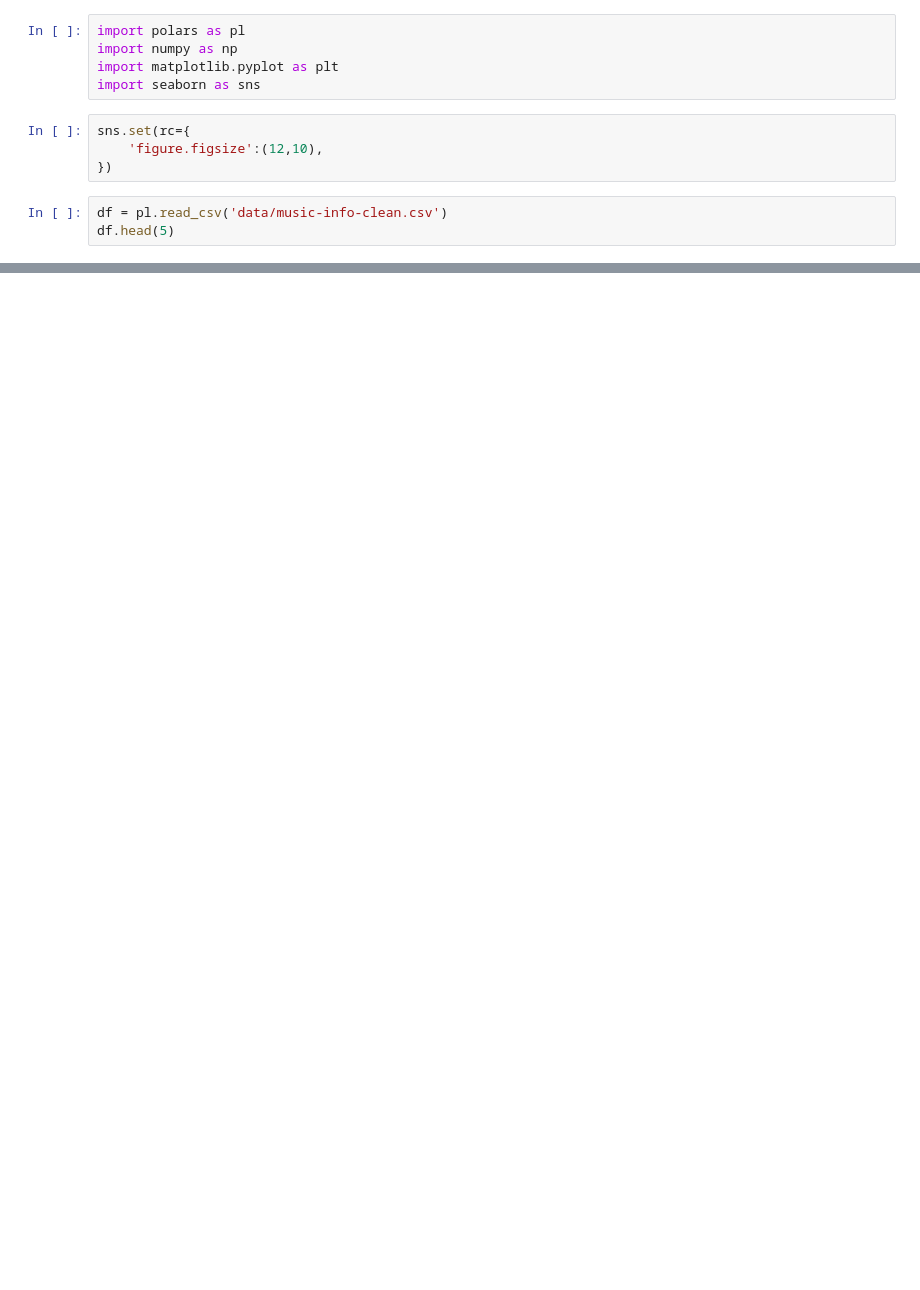
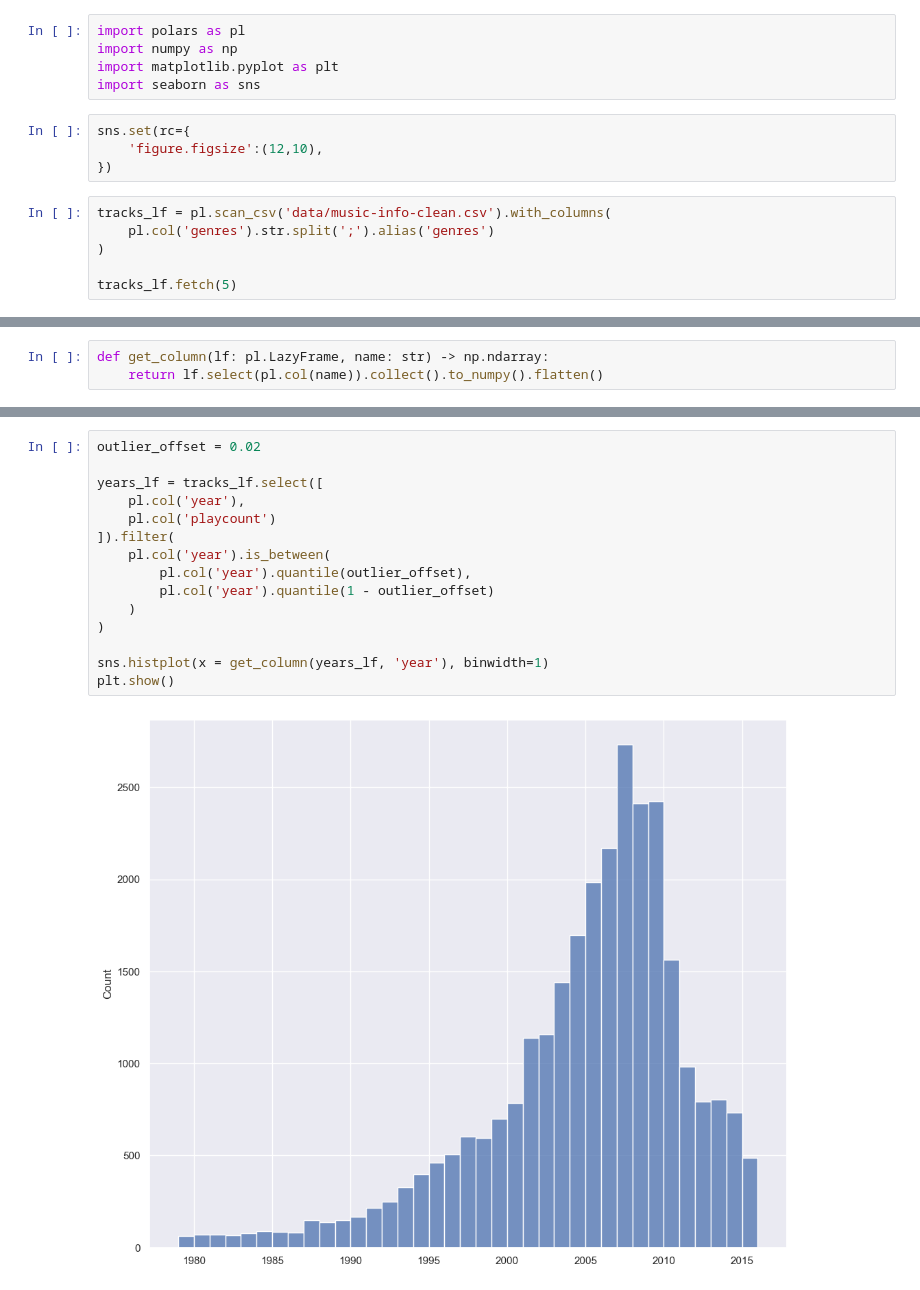
Before and after one commit to panierka/SongsDatabaseAnalysis, a Jupyter notebook: eda.ipynb, the cells around one changed output, grey strips where cells are left out. Cells and saved outputs as stored; diff of their text form; blank space fills up the shorter version.

Commit message:
feat: genre, time period and popularity visualizations;

```diff
--- a/eda.ipynb
+++ b/eda.ipynb
@@ -8,8 +8,11 @@ sns.set(rc={
     'figure.figsize':(12,10),
 })
 # %%
-df = pl.read_csv('data/music-info-clean.csv')
-df.head(5)
+tracks_lf = pl.scan_csv('data/music-info-clean.csv').with_columns(
+    pl.col('genres').str.split(';').alias('genres')
+)
+
+tracks_lf.fetch(5)
 # %% [output]
 shape: (5, 21)
 | track_id | name | artist | spotify_preview_url | spotify_id | year | duration_ms | danceability | energy | ... |
@@ -22,3 +40,6 @@ shape: (5, 21)
+# %%
+def get_column(lf: pl.LazyFrame, name: str) -> np.ndarray:
+    return lf.select(pl.col(name)).collect().to_numpy().flatten()
 # %%
 attributes = [
     'danceability',
@@ -46,3 +67,20 @@ plt.tight_layout()
 plt.show()
 # %% [output]
 [figure]
+# %%
+outlier_offset = 0.02
+
+years_lf = tracks_lf.select([
+    pl.col('year'),
+    pl.col('playcount')
+]).filter(
+    pl.col('year').is_between(
+        pl.col('year').quantile(outlier_offset),
+        pl.col('year').quantile(1 - outlier_offset)
+    )
+)
+
+sns.histplot(x = get_column(years_lf, 'year'), binwidth=1)
+plt.show()
+# %% [output]
+[figure, added]
```
Also changed, not shown: parts of 10 cells of this notebook, 2 other files.
